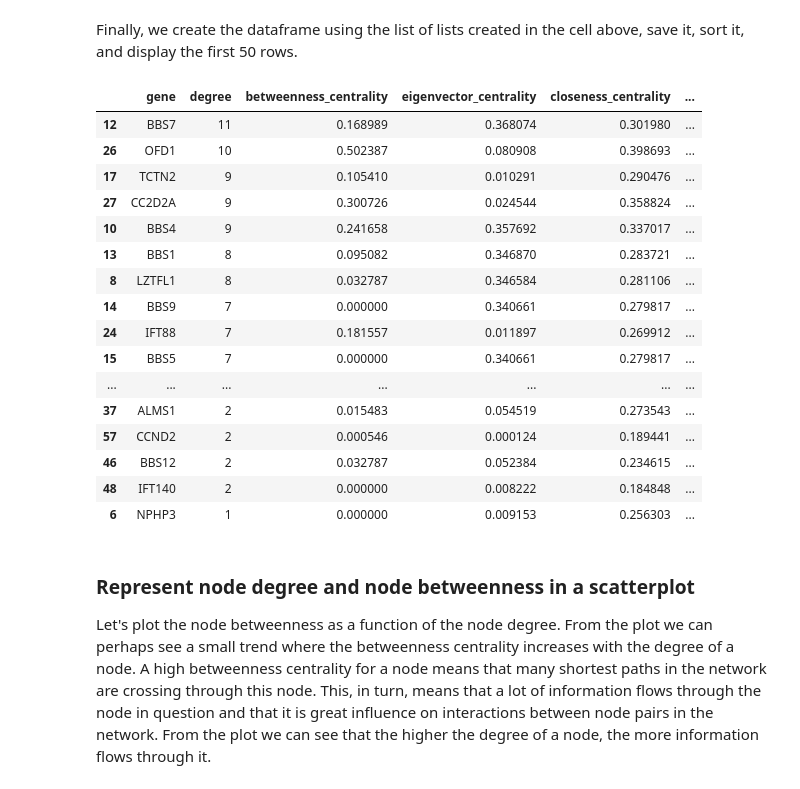
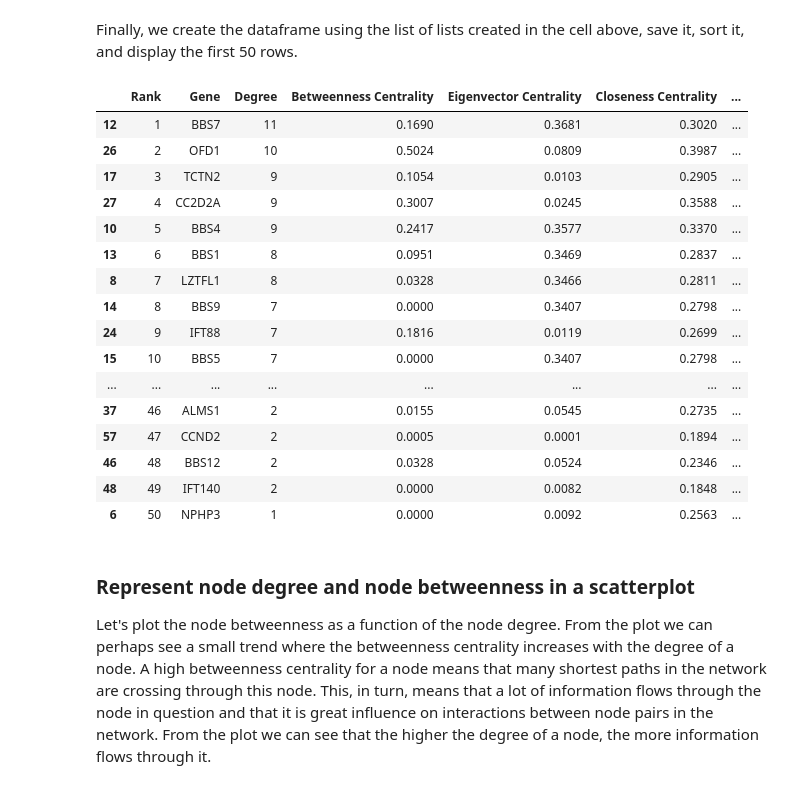
Before and after one commit to jonasbarth/bi-nm-final-project, a Jupyter notebook: main.ipynb, the cells around one changed output. Drawn from its saved outputs; the diff is of its cells as text; code cells hidden in the pictures.

Commit message:
tables * use display column names as pandas column names for metrics * round metrics to 4 decimals * save dataframes without index

```diff
--- a/main.ipynb
+++ b/main.ipynb
@@ -259,28 +259,39 @@ for node in disease_ppi_lcc:
 # %% [markdown]
 Finally, we create the dataframe using the list of lists created in the cell above, save it, sort it, and display the first 50 rows.
 # %%
-network_summary_df = pd.DataFrame(rows, columns=["gene", "degree", "betweenness_centrality", "eigenvector_centrality", "closeness_centrality", "betweenness_degree_ratio"])
-network_summary_df.to_csv("network_summary.csv")
-network_summary_df.sort_values("degree", ascending=False, inplace=True)
+column_names = ["Gene", "Degree", "Betweenness Centrality", "Eigenvector Centrality", "Closeness Centrality", "Betweenness Degree Ratio"]
+
+network_summary_df = pd.DataFrame(rows, columns=column_names)
+network_summary_df.sort_values("Degree", ascending=False, inplace=True)
+network_summary_df["Rank"] = range(1, len(network_summary_df) + 1)
+
+# round to the 4th decimal to make the table fit the page width in the report
+network_summary_df[network_summary_df.select_dtypes("float64").columns] = network_summary_df.select_dtypes('float64').round(4)
+
+# rearrange columns to put rank first as demanded by the instructions
+columns = network_summary_df.columns.tolist()
+network_summary_df = network_summary_df[[columns[-1]] + columns[:-1]]
+
+network_summary_df.to_csv("network_metrics.csv", index=None)
 display(network_summary_df.head(50))
 # %% [output]
-|  | gene | degree | betweenness_centrality | eigenvector_centrality | closeness_centrality | ... |
-| 12 | BBS7 | 11 | 0.168989 | 0.368074 | 0.301980 | ... |
-| 26 | OFD1 | 10 | 0.502387 | 0.080908 | 0.398693 | ... |
-| 17 | TCTN2 | 9 | 0.105410 | 0.010291 | 0.290476 | ... |
-| 27 | CC2D2A | 9 | 0.300726 | 0.024544 | 0.358824 | ... |
-| 10 | BBS4 | 9 | 0.241658 | 0.357692 | 0.337017 | ... |
-| 13 | BBS1 | 8 | 0.095082 | 0.346870 | 0.283721 | ... |
-| 8 | LZTFL1 | 8 | 0.032787 | 0.346584 | 0.281106 | ... |
-| 14 | BBS9 | 7 | 0.000000 | 0.340661 | 0.279817 | ... |
-| 24 | IFT88 | 7 | 0.181557 | 0.011897 | 0.269912 | ... |
-| 15 | BBS5 | 7 | 0.000000 | 0.340661 | 0.279817 | ... |
-| ... | ... | ... | ... | ... | ... | ... |
-| 37 | ALMS1 | 2 | 0.015483 | 0.054519 | 0.273543 | ... |
-| 57 | CCND2 | 2 | 0.000546 | 0.000124 | 0.189441 | ... |
-| 46 | BBS12 | 2 | 0.032787 | 0.052384 | 0.234615 | ... |
-| 48 | IFT140 | 2 | 0.000000 | 0.008222 | 0.184848 | ... |
-| 6 | NPHP3 | 1 | 0.000000 | 0.009153 | 0.256303 | ... |
+|  | Rank | Gene | Degree | Betweenness Centrality | Eigenvector Centrality | Closeness Centrality | ... |
+| 12 | 1 | BBS7 | 11 | 0.1690 | 0.3681 | 0.3020 | ... |
+| 26 | 2 | OFD1 | 10 | 0.5024 | 0.0809 | 0.3987 | ... |
+| 17 | 3 | TCTN2 | 9 | 0.1054 | 0.0103 | 0.2905 | ... |
+| 27 | 4 | CC2D2A | 9 | 0.3007 | 0.0245 | 0.3588 | ... |
+| 10 | 5 | BBS4 | 9 | 0.2417 | 0.3577 | 0.3370 | ... |
+| 13 | 6 | BBS1 | 8 | 0.0951 | 0.3469 | 0.2837 | ... |
+| 8 | 7 | LZTFL1 | 8 | 0.0328 | 0.3466 | 0.2811 | ... |
+| 14 | 8 | BBS9 | 7 | 0.0000 | 0.3407 | 0.2798 | ... |
+| 24 | 9 | IFT88 | 7 | 0.1816 | 0.0119 | 0.2699 | ... |
+| 15 | 10 | BBS5 | 7 | 0.0000 | 0.3407 | 0.2798 | ... |
+| ... | ... | ... | ... | ... | ... | ... | ... |
+| 37 | 46 | ALMS1 | 2 | 0.0155 | 0.0545 | 0.2735 | ... |
+| 57 | 47 | CCND2 | 2 | 0.0005 | 0.0001 | 0.1894 | ... |
+| 46 | 48 | BBS12 | 2 | 0.0328 | 0.0524 | 0.2346 | ... |
+| 48 | 49 | IFT140 | 2 | 0.0000 | 0.0082 | 0.1848 | ... |
+| 6 | 50 | NPHP3 | 1 | 0.0000 | 0.0092 | 0.2563 | ... |
 # %% [markdown]
 ### Represent node degree and node betweenness in a scatterplot
 Let's plot the node betweenness as a function of the node degree. From the plot we can perhaps see a small trend where the betweenness centrality increases with the degree of a node. A high betweenness centrality for a node means that many shortest paths in the network are crossing through this node. This, in turn, means that a lot of information flows through the node in question and that it is great influence on interactions between node pairs in the network. From the plot we can see that the higher the degree of a node, the more information flows through it.
```
Also changed, not shown: parts of 1 cell of this notebook.
